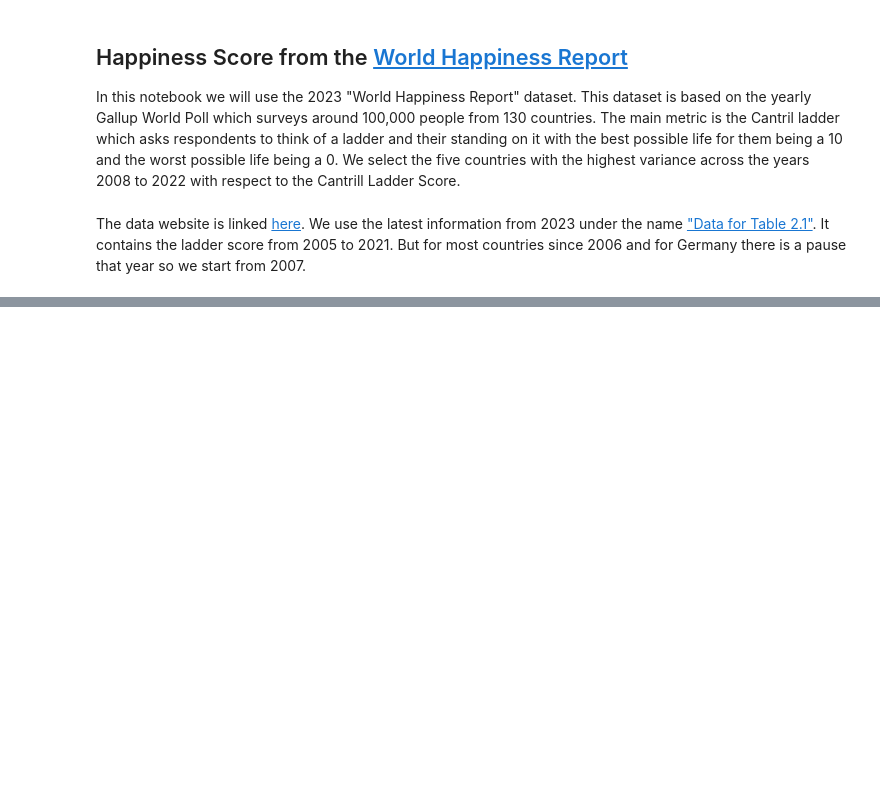
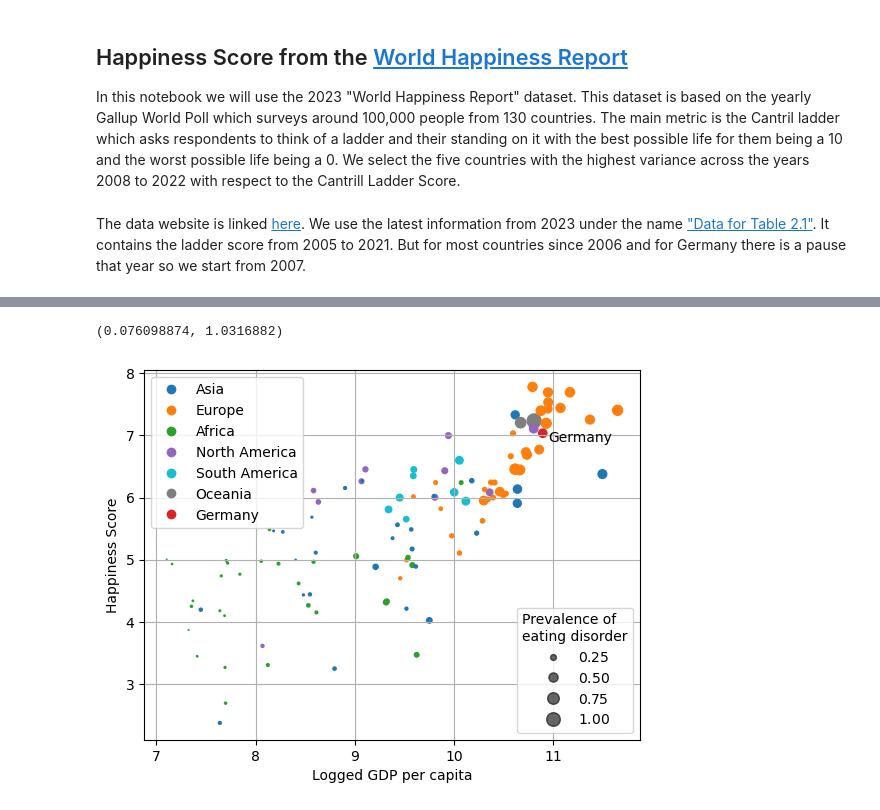
Before and after one commit to blancocd/WS2324-DataLit-Project, a Jupyter notebook: exp/exp_CDB_001_HappinessScore.ipynb, the cells around one changed output, grey strips where cells are left out. Cells and saved outputs as stored; diff of their text form; code cells hidden in the pictures; blank space fills up the shorter version.

Commit message:
correlation plot

```diff
--- a/exp/exp_CDB_001_HappinessScore.ipynb
+++ b/exp/exp_CDB_001_HappinessScore.ipynb
@@ -50,8 +59,8 @@ for i in range(num_countries):
     country = countries[sorted_variance[i]]
 
     # Group by 'Entity' (country) and calculate the mean percentage for each disorder
-    ladder_score = df[df['Country name'] == country]['Life Ladder']
-    years = df[df['Country name'] == country]['year']
+    ladder_score = whr_df[whr_df['Country name'] == country]['Life Ladder']
+    years = whr_df[whr_df['Country name'] == country]['year']
     plt.plot(years, ladder_score, label=country)
     plt.title('Ladder score of the '+str(num_countries)+' countries with the highest variance')
 plt.xticks(range(2008,2023)[::2])
@@ -67,8 +74,8 @@ for i in range(len(countries)):
     country = countries[i]
 
     # Group by 'Entity' (country) and calculate the mean percentage for each disorder
-    ladder_score = df[df['Country name'] == country]['Life Ladder']
-    years = df[df['Country name'] == country]['year']
+    ladder_score = whr_df[whr_df['Country name'] == country]['Life Ladder']
+    years = whr_df[whr_df['Country name'] == country]['year']
     gdp2022 = np.nanmean((np.array(gdp[gdp['Unnamed: 0'] == country]))[0][1:])
     if (country=="Germany"):
         continue
@@ -80,8 +87,8 @@ for i in range(len(countries)):
 
     plt.plot(years, ladder_score, color = "k" , alpha=alpha(gdp2022), linewidth=0.5)
 
-ladder_score = df[df['Country name'] == "Germany"]['Life Ladder']
-years = df[df['Country name'] == "Germany"]['year']
+ladder_score = whr_df[whr_df['Country name'] == "Germany"]['Life Ladder']
+years = whr_df[whr_df['Country name'] == "Germany"]['year']
 plt.plot(years, ladder_score, color = rgb.tue_red, label="Germany")
 plt.legend()
 
@@ -93,0 +99,68 @@ plt.savefig("happinessScore_germany.pdf")
+# %%
+import json
+
+# We make scatter plot of the happiness score and the logged GDP per capita
+bip_df = pd.read_csv("../dat/cleaned/Eating_Disorder_Prevalence.csv")
+cont_json = open('continents.json')
+cont_dict = json.load(cont_json)
+values_dict = {"Asia":0,"Europe":1,"Africa":2,"North America":3,"South America":4, "Oceania":5, "Germany":6}
+
+bips = []
+
+x, y, s, v = [], [], [], []
+for i in range(len(countries)):
+    country = countries[i]
+    hdf_country_allyears = whr_df[whr_df['Country name'] == country]
+    bip_country_allyears = bip_df[bip_df['Location'] == country]
+
+    # We take the most recent year in which all three features are available
+    for year in range(2000, 2025)[::-1]:
+        hdf_country = hdf_country_allyears[hdf_country_allyears['year'] == year]
+
+        hsc = hdf_country["Life Ladder"]
+        gdp = hdf_country["Log GDP per capita"]
+        bip = str(year) in bip_country_allyears
+        if (hsc.size and gdp.size and bip):
+            x.append(gdp.values[0])
+            y.append(hsc.values[0])
+            s.append(bip_country_allyears[str(year)].values[0])
+            v.append(values_dict[cont_dict[country]])
+            break
+x, y, s = np.array(x), np.array(y), np.array(s)
+min(s), max(s)
+# %% [output]
+(0.076098874, 1.0316882)
+# %%
+# z is list of elements to map
+# z minimum(max) value is mapped to min(max)
+def linear_inc(z, min_rad=1, max_rad=15):
+    z = np.array(z)
+    slope = (max_rad - min_rad)/(max(z)-min(z))
+    bias = min_rad - min(z)*slope
+    return z*slope + bias, slope, bias
+# %%
+from matplotlib.colors import ListedColormap
+classes = ["Asia","Europe","Africa","North America","South America","Oceania", "Germany"]
+colors = ListedColormap(["tab:blue","tab:orange","tab:green","tab:purple","tab:cyan", "tab:gray", "tab:red"])
+
+fig, ax = plt.subplots()
+s, slope, bias =linear_inc(s,2,100)
+
+scatter = ax.scatter(x,y,s=s, c=v,cmap=colors)
+plt.xlabel("Logged GDP per capita")
+plt.ylabel("Happiness Score")
+plt.grid()
+
+plt.text(10.95, 6.9, "Germany")
+
+# produce a legend with the unique colors from the scatter
+legend1 = ax.legend(handles=scatter.legend_elements()[0], labels=classes)
+ax.add_artist(legend1)
+
+# produce a legend with a cross section of sizes from the scatter
+kw = dict(prop="sizes", num=4, alpha=0.6, func=lambda s: (s-bias)/slope)
+legend2 = ax.legend(*scatter.legend_elements(**kw),loc="lower right", title="Prevalence of\neating disorder")
+
+plt.savefig("scatter_Happiness_gdp_eating.pdf")
+# %% [output]
+[figure, added]
```
Also changed, not shown: parts of 6 cells of this notebook, 1 other file.
